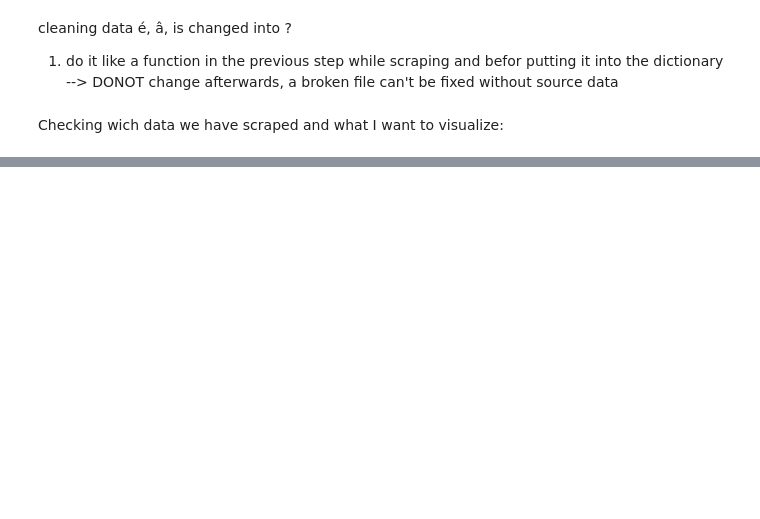
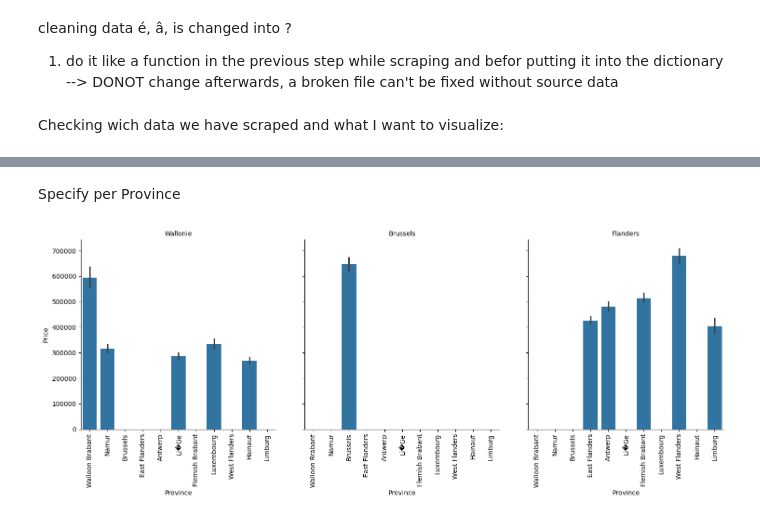
Before and after one commit to gnadela/immoeliza-analysis, a Jupyter notebook: analysis/Notebook_caro.ipynb, the cells around one changed output, grey strips where cells are left out. Cells and saved outputs as stored; diff of their text form; code cells hidden in the pictures; blank space fills up the shorter version.

```diff
--- a/analysis/Notebook_caro.ipynb
+++ b/analysis/Notebook_caro.ipynb
@@ -63,0 +228,11 @@ data.columns
+# %% [markdown]
+Specify per Province
+# %%
+v = sns.FacetGrid(data, col="Region", col_wrap=3, height=5)
+v.map(sns.barplot, "Province", "Price", order=data['Province'].unique())
+v.set_xticklabels(rotation=90)
+v.set_titles("{col_name}")
+
+plt.show()
+# %% [output]
+[figure, added]
```
Also changed, not shown: parts of 30 cells of this notebook, 2 other files.
